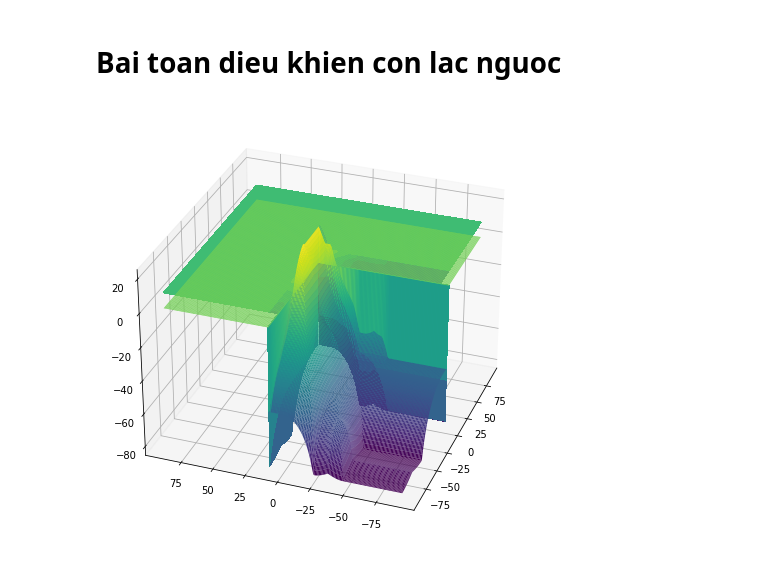
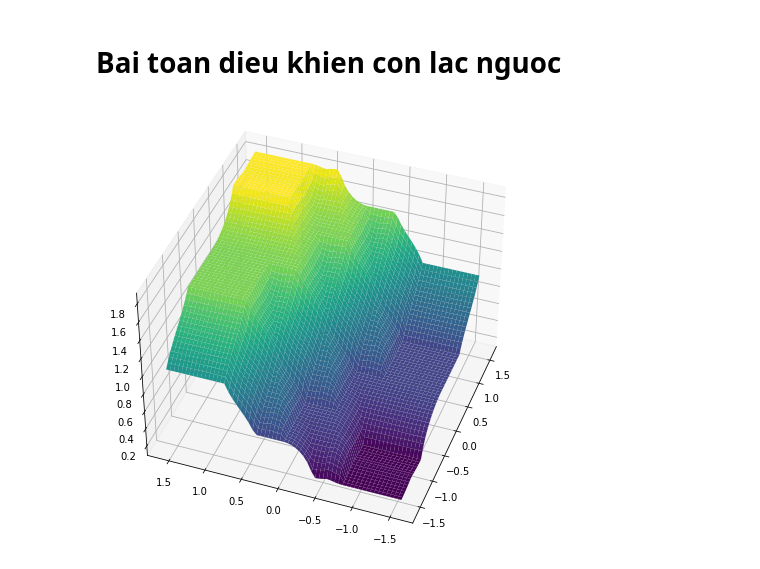
Before and after one commit to TrongHvDev/AI, a Jupyter notebook: Week5(3_2_2023).ipynb, the cells around one changed output. Drawn from its saved outputs; the diff is of its cells as text; code cells hidden in the pictures.

```diff
--- a/Week5(3_2_2023).ipynb
+++ b/Week5(3_2_2023).ipynb
@@ -116,9 +116,9 @@ import matplotlib.pyplot as plt
 from mpl_toolkits.mplot3d import Axes3D
 import math
 
-universe = np.linspace(-90, 90, 180)
-universe2 = np.linspace(-45, 45, 90)
-universe1 = np.linspace(-100, 100, 200)
+universe = np.linspace(-(math.pi/2), (math.pi/2), 61)
+universe2 = np.linspace(-(math.pi/4), (math.pi/4), 61)
+universe1 = np.linspace(0, 2, 61)
 alpha = ctrl.Antecedent(universe, 'alpha')
 d_alpha = ctrl.Antecedent(universe2, 'd_alpha')
 force = ctrl.Consequent(universe1, 'force')
@@ -137,8 +137,8 @@ rule1 = ctrl.Rule(antecedent = ((alpha['LN'] & d_alpha['ZE'])|
                                 (alpha['LN'] & d_alpha['P'])|
                                 (alpha['P'] & d_alpha['LN'])|
                                 (alpha['N'] & d_alpha['N'])|
+                                (alpha['N'] & d_alpha['ZE'])|
                                 (alpha['ZE'] & d_alpha['LN'])|
-
                                 (alpha['ZE'] & d_alpha['N'])),
                                 consequent = force['Less'], label = 'Rule N')
 #-----------------------------------------------------------------------------------------------------------
@@ -146,45 +146,42 @@ rule2 = ctrl.Rule(antecedent = ((alpha['LN'] & d_alpha['LP'])|
                                 (alpha['N'] & d_alpha['P'])|
                                 (alpha['ZE'] & d_alpha['ZE'])|
                                 (alpha['P'] & d_alpha['N'])|
-
-                                (alpha['N'] & d_alpha['ZE'])|
-
                                 (alpha['LP'] & d_alpha['LN'])),
                                 consequent = force['AV'], label = 'Rule ZE')
 #-----------------------------------------------------------------------------------------------------------
 rule3 = ctrl.Rule(antecedent = ((alpha['N'] & d_alpha['LP'])|
                                 (alpha['ZE'] & d_alpha['P'])|
                                 (alpha['ZE'] & d_alpha['LP'])|
                                 (alpha['P'] & d_alpha['ZE'])|
                                 (alpha['P'] & d_alpha['P'])|
                                 (alpha['LP'] & d_alpha['N'])|
                                 (alpha['LP'] & d_alpha['ZE'])),
-                                consequent = force['Much'], label = 'Rule P')
+                                consequent = force['Much'], label = 'Rule Much')
 #----------------------------------------------------------------------------------------------------------
 rule4 = ctrl.Rule(antecedent = ((alpha['P'] & d_alpha['LP'])|
                                 (alpha['LP'] & d_alpha['P'])|
                                 (alpha['LP'] & d_alpha['LP'])),
                                 consequent = force['Very Much'], label = 'Rule LP')
 
 forceping_ctrl = ctrl.ControlSystem([rule0, rule1, rule2, rule3, rule4])
-forceping = ctrl.ControlSystemSimulation(forceping_ctrl, flush_after_run = 100 * 100 + 1)
-upsampled = np.linspace(-90, 90, 180)
+forceping = ctrl.ControlSystemSimulation(forceping_ctrl, flush_after_run = 61 * 61 + 1)
+upsampled = np.linspace(-(math.pi/2), (math.pi/2), 61)
 x, y = np.meshgrid(upsampled, upsampled)
 z = np.zeros_like(x)
-for i in range(100):
-  for j in range(100):
+for i in range(61):
+  for j in range(61):
     forceping.input['alpha'] = x[i, j]
     forceping.input['d_alpha'] = y[i, j]
     forceping.compute()
     z[i, j] = forceping.output['force']
 
 fig = plt.figure(figsize = (8, 8))
 ax = fig.add_subplot(111, projection = '3d')
 suf = ax.plot_surface(x, y, z, rstride = 1, cstride = 1, cmap = 'viridis',
                       linewidth = 0.4, antialiased = True)
 cset = ax.contourf(x, y, z, zdir = 'z', offset = 9, cmap = 'viridis', anpha = 0.5)
 cset = ax.contourf(x, y, z, zdir = 'x', offset = 11, cmap = 'viridis', anpha = 0.5)
 cset = ax.contourf(x, y, z, zdir = 'y', offset = 11, cmap = 'viridis', anpha = 0.5)
-ax.view_init(30, 200)
+ax.view_init(40, 200)
 # %% [output]
-[figure, old version]
+[figure, new version]
```
Also changed, not shown: parts of 1 cell of this notebook.
